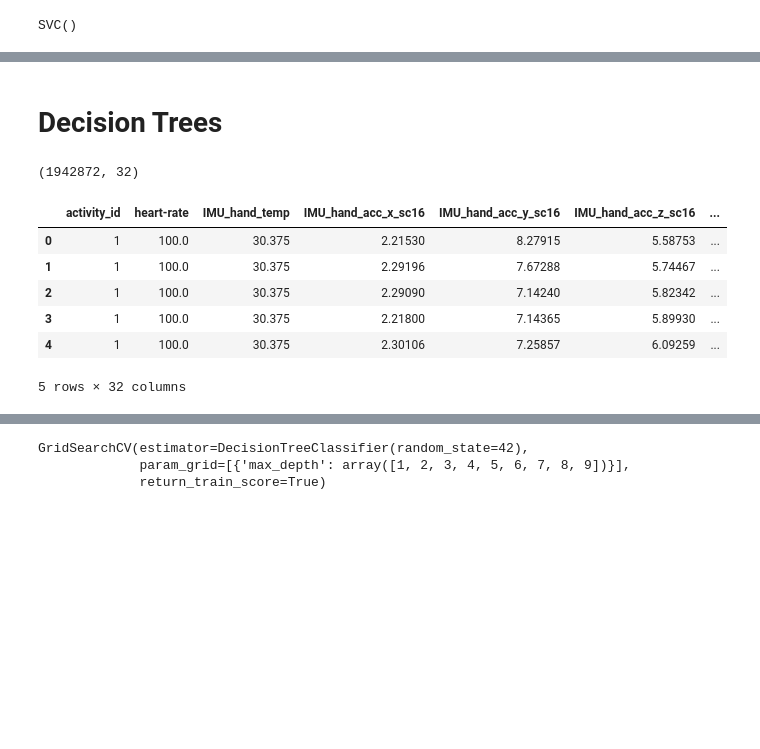
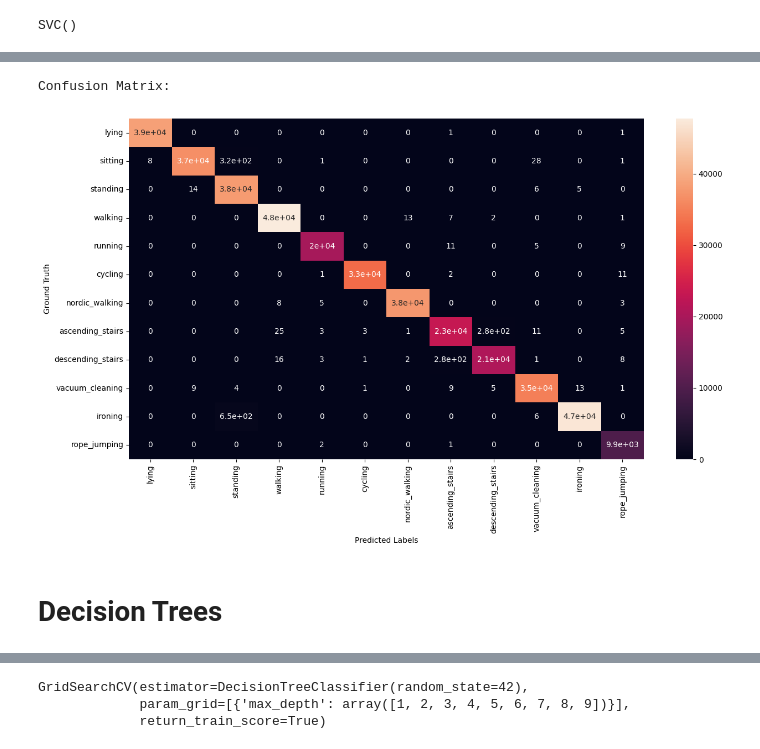
Before and after one commit to gv2359/AML-G17-PhysicalActivityPrediction, a Jupyter notebook: src/Model_Building_Evaluation_Combined.ipynb, the cells around one changed output, grey strips where cells are left out. Drawn from its saved outputs; the diff is of its cells as text; code cells hidden in the pictures; blank space fills up the shorter version.

```diff
--- a/src/Model_Building_Evaluation_Combined.ipynb
+++ b/src/Model_Building_Evaluation_Combined.ipynb
@@ -31,4 +33,4 @@ data_scaled = scaler.fit_transform(features)
 # %%
 
 # Split the data into training and testing sets
-X_train, X_test, y_train, y_test = train_test_split(data_scaled, target, test_size=0.2, random_state=42, stratify=target)
+X_train, X_test, y_train, y_test = train_test_split(X, y, test_size=0.2, random_state=42, stratify=y)
@@ -35,15 +63,6 @@ X_train, X_test, y_train, y_test = train_test_split(data_scaled, target, test_si
 # %%
-# Initialize and train the logistic regression model
-log_reg = LogisticRegression(max_iter=1000, solver='lbfgs')
-log_reg.fit(X_train, y_train)
+# Training the logistic regression model with the best parameters
 
-# Make predictions
-y_pred = log_reg.predict(X_test)
-
-# Evaluate the model
-print("Classification Report:")
-print(classification_report(y_test, y_pred))
-
-print("Accuracy Score:")
-print(accuracy_score(y_test, y_pred))
+log_reg_model = LogisticRegression(max_iter=1000,C=1, class_weight=None, penalty='l2', solver='lbfgs')
+log_reg_model.fit(X_train, y_train)
 # %% [output]
@@ -136,8 +100 @@ y_sampled = df_sampled['activity_id']
-# %%
-#Data Preprocessing is complete and we move onto splitting the dataset into train and test
-from sklearn.model_selection import train_test_split
-
-X_train, X_test, y_train, y_test = train_test_split(
-    X_sampled, y_sampled, test_size=0.2, random_state=42, stratify=y_sampled
-)
 # %%
@@ -149,4 +106,4 @@ svm.fit(X_train, y_train)
 # %% [output]
 SVC()
 # %%
-y_pred = svm.predict(X_test)
+y_pred_svm = svm.predict(X_test)
@@ -185,2 +139,19 @@ Classification Report:
+# %%
+# Generate Confusion Matrix
+
+activity_map = {0:'lying',1:'sitting',2:'standing',3:'walking',4:'running',5:'cycling',6:'nordic_walking',
+                7:'ascending_stairs',8:'descending_stairs',9:'vacuum_cleaning',10:'ironing',11:'rope_jumping'}
+
+cm_svm = confusion_matrix(y_test, y_pred_svm)
+print("\nConfusion Matrix:\n")
+class_names = [activity_map[i] for i in range(len(activity_map))]
+plt.figure(figsize=(15, 8))
+sns.heatmap(cm_svm, annot=True, xticklabels=class_names, yticklabels=class_names)
+plt.xlabel('Predicted Labels')
+plt.ylabel('Ground Truth')
+plt.show()
+# %% [output]
+Confusion Matrix:
+[figure, added]
 # %% [markdown]
 <h1> Decision Trees </h1>
@@ -198,15 +157,0 @@ import xgboost as XGBClassifier
-# %%
-df = pd.read_csv('../data/final_data.csv')
-df.shape
-# %% [output]
-(1942872, 32)
-# %%
-df.head()
-# %% [output]
-|  | activity_id | heart-rate | IMU_hand_temp | IMU_hand_acc_x_sc16 | IMU_hand_acc_y_sc16 | IMU_hand_acc_z_sc16 | ... |
-| 0 | 1 | 100.0 | 30.375 | 2.21530 | 8.27915 | 5.58753 | ... |
-| 1 | 1 | 100.0 | 30.375 | 2.29196 | 7.67288 | 5.74467 | ... |
-| 2 | 1 | 100.0 | 30.375 | 2.29090 | 7.14240 | 5.82342 | ... |
-| 3 | 1 | 100.0 | 30.375 | 2.21800 | 7.14365 | 5.89930 | ... |
-| 4 | 1 | 100.0 | 30.375 | 2.30106 | 7.25857 | 6.09259 | ... |
-5 rows × 32 columns
```
Also changed, not shown: parts of 37 cells of this notebook, 2 other files.
